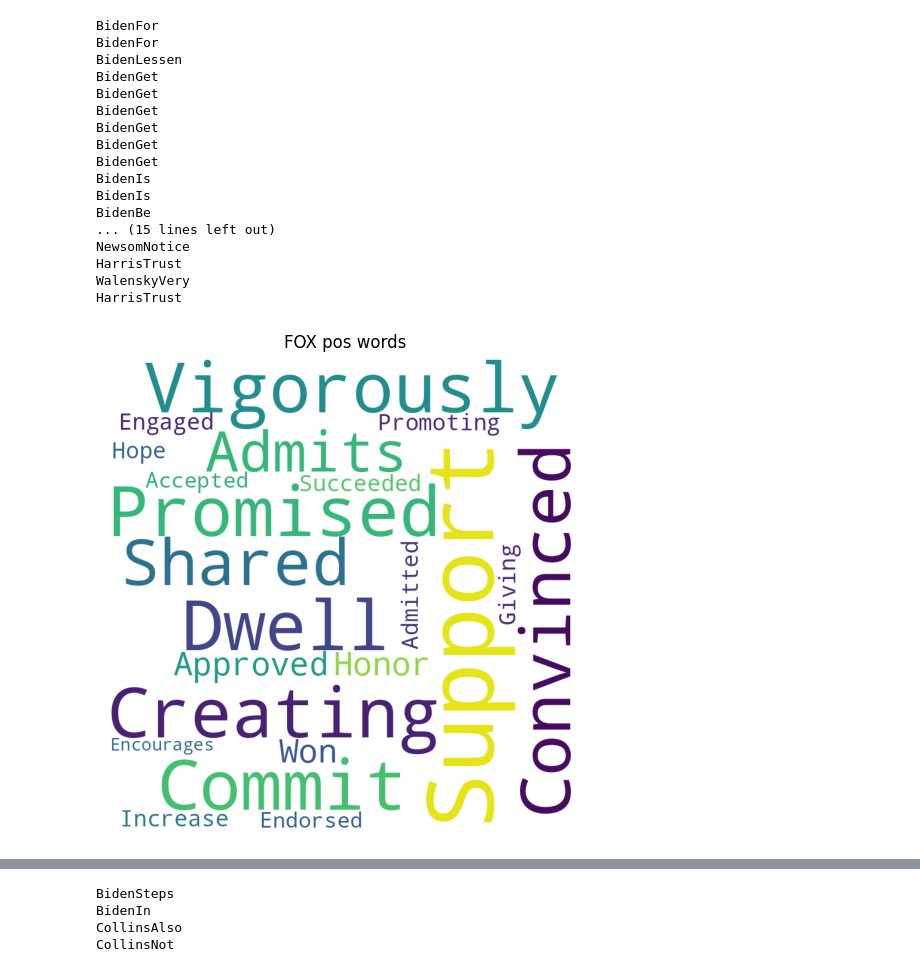
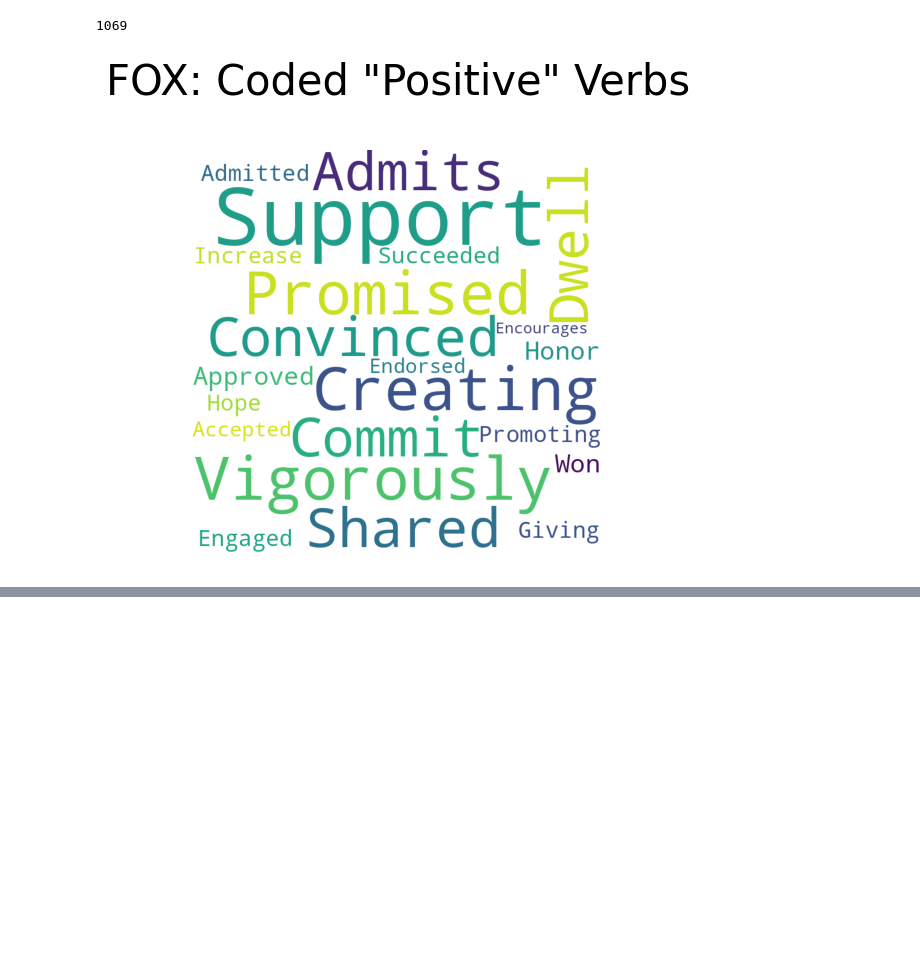
Before and after one commit to stephbuon/entascope, a Jupyter notebook: triples.ipynb, the cells around one changed output, grey strips where cells are left out. Saved outputs shown, nothing was run; the diff lists cells and outputs as text; code cells hidden in the pictures; blank space fills up the shorter version.

```diff
--- a/triples.ipynb
+++ b/triples.ipynb
@@ -78,11 +69,0 @@ for_plotting.to_csv('news_triples.csv')
-# %%
-plt.rcParams['figure.figsize'] = [15, 10]
-
-for_plotting.sort_values(by=['count'], inplace=True, ascending=False)
-
-top_for_plotting = for_plotting[:50].copy()
-
-top_for_plotting.sort_values(by=['count'], inplace=True, ascending=True)
-
-top_for_plotting.plot.barh(x = 'text', y = 'count',
-                       title = 'Top Subject-Verb Relationships')
@@ -92,57 +70,52 @@ top_for_plotting.plot.barh(x = 'text', y = 'count',
+# %%
+subject_verb_pairs = find_subject_verb_pairs(extracted_triples, 'FOX')
+
+subject_verb_count = count_constructions(subject_verb_pairs)
+
+total_count = sum(subject_verb_count.values())
+
+fox_count = ''
+for k,v in subject_verb_count.items():
+    if subject_verb_count['FOX']:
+# %% [output]
+1069
 # %%
 from wordcloud import WordCloud
 import matplotlib.pyplot as plt
 import pandas as pd
 
 sent_types = ['pos', 'neg']
 
 for news_source in news_sources:
 
-    subject_verb_pairs = []
-    for string in extracted_triples[news_source]:
-        if not 'Not' in string:
-            subject_verb_pairs.append(' '.join(string.split()[0:2]))
-        else:
-            subject_verb_pairs.append(' '.join(string.split()[0] + ' ' + string.split()[2]))
+    subject_verb_pairs = find_subject_verb_pairs(extracted_triples, news_source)
 
-    subject_verb_count = count_words(subject_verb_pairs)
+    subject_verb_count = count_constructions(subject_verb_pairs)
 
     for sent_type in sent_types:
         wc_words = ''
         for key, val in subject_verb_count.items():
             sentiment_tagged_words = vader_sentiment(key.split()[1])
 
             if sentiment_tagged_words[sent_type] == 1.0:
                 wc_words += key.split()[1] + ' '
 
         wordcloud = WordCloud(width = 800, height = 800,
                         background_color ='white',
-                        stopwords = stopwords,
                         min_font_size = 10).generate(wc_words)
 
         plt.figure(figsize = (5, 5), facecolor = None)
-        plt.title(news_source + ' ' + sent_type + ' words')
+
+        if sent_type == 'neg':
+            title_sent_type = 'Coded \"Negative\"'
+        elif sent_type == 'pos':
+            title_sent_type = 'Coded \"Positive\"'
+
+        plt.title(news_source + ': ' + title_sent_type + ' Verbs', fontsize = 30, pad = 40)
         plt.imshow(wordcloud)
         plt.axis('off')
         plt.tight_layout(pad = 0)
 
         plt.show()
 # %% [output]
-BidenFor
-BidenFor
-BidenLessen
-BidenGet
-BidenGet
-BidenGet
-BidenGet
-BidenGet
-BidenGet
-BidenIs
-BidenIs
-BidenBe
-... (15 lines left out)
-NewsomNotice
-HarrisTrust
-WalenskyVery
-HarrisTrust
-[figure, old version]
+[figure, new version]
@@ -150,4 +122,0 @@ HarrisTrust
-BidenSteps
-BidenIn
-CollinsAlso
-CollinsNot
```
Also changed, not shown: parts of 5 cells of this notebook, 1 other file.
